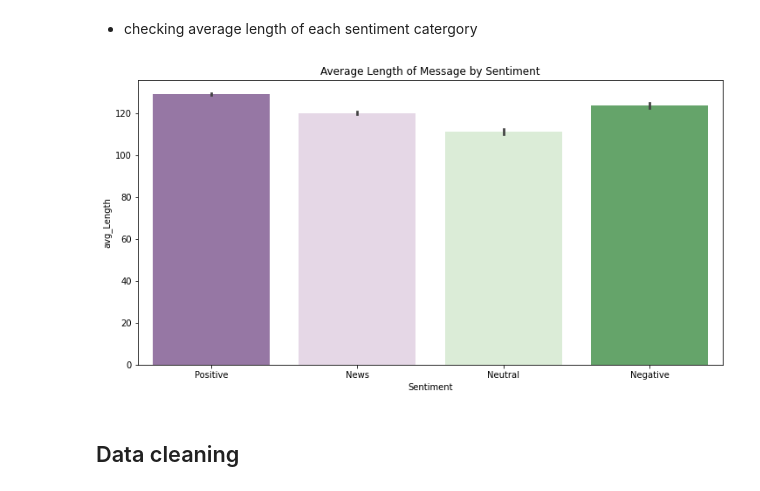
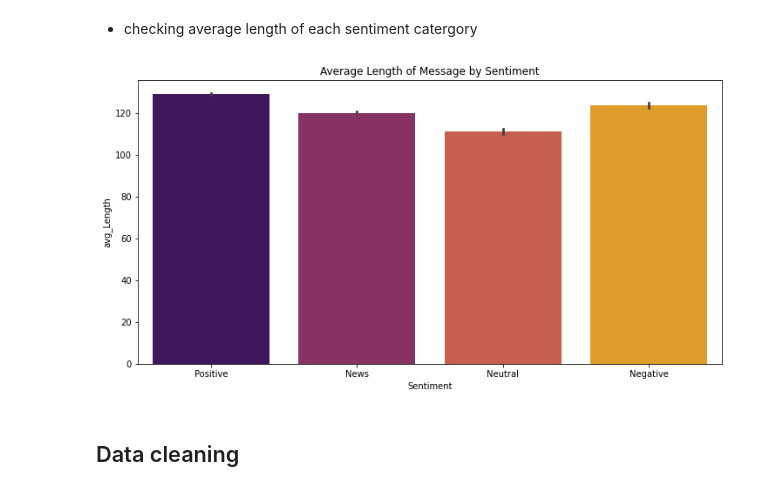
Before and after one commit to isabelomakhanya/classification_ts5, a Jupyter notebook: classification-ts5.ipynb, the cells around one changed output. Drawn from its saved outputs; the diff is of its cells as text; code cells hidden in the pictures.

```diff
--- a/classification-ts5.ipynb
+++ b/classification-ts5.ipynb
@@ -70,6 +66,6 @@ for dirname, _, filenames in os.walk('/kaggle/input'):
 # %%
-test_df = pd.read_csv('../input/edsa-climate-change-belief-analysis-2021/test.csv')
-train_df = pd.read_csv('../input/edsa-climate-change-belief-analysis-2021/train.csv')
+test_df = pd.read_csv('data/test.csv')
+train_df = pd.read_csv('data/train.csv')
 # %% [markdown]
 ## First look into data
 # %%
@@ -159,13 +153,13 @@ fig.show()
 - checking average length of each sentiment catergory
 # %%
 plt.figure(figsize=(12,6))
-sns.barplot(x='sentiment', y=copy_df['message'].apply(len) ,data = copy_df, palette='PRGn')
+sns.barplot(x='sentiment', y=copy_df['message'].apply(len) ,data = copy_df, palette='inferno')
 plt.ylabel('avg_Length')
 plt.xlabel('Sentiment')
 plt.title('Average Length of Message by Sentiment')
 plt.show()
 # %% [output]
-[figure, old version]
+[figure, new version]
 # %% [markdown]
 ## Data cleaning
 # %%
```
Also changed, not shown: parts of 6 cells of this notebook, 3 other files.
